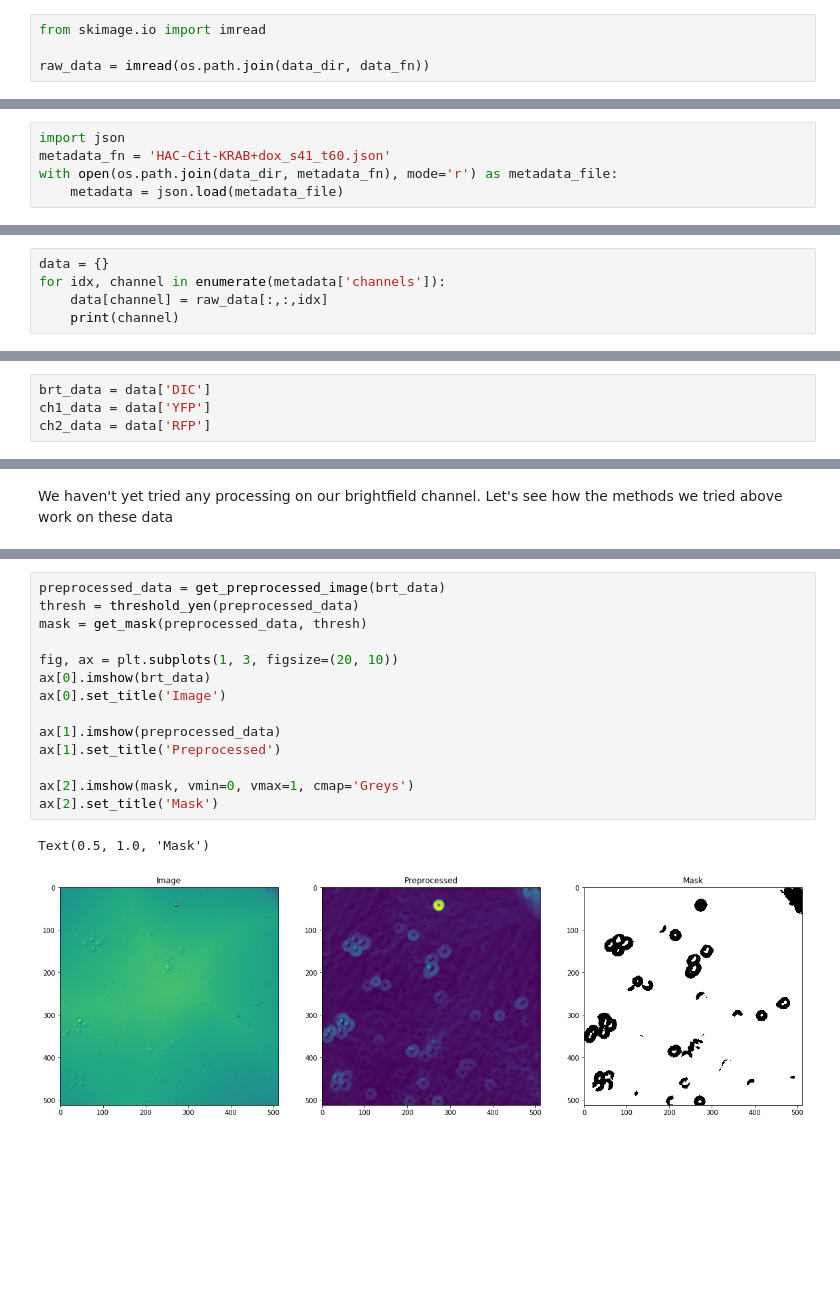
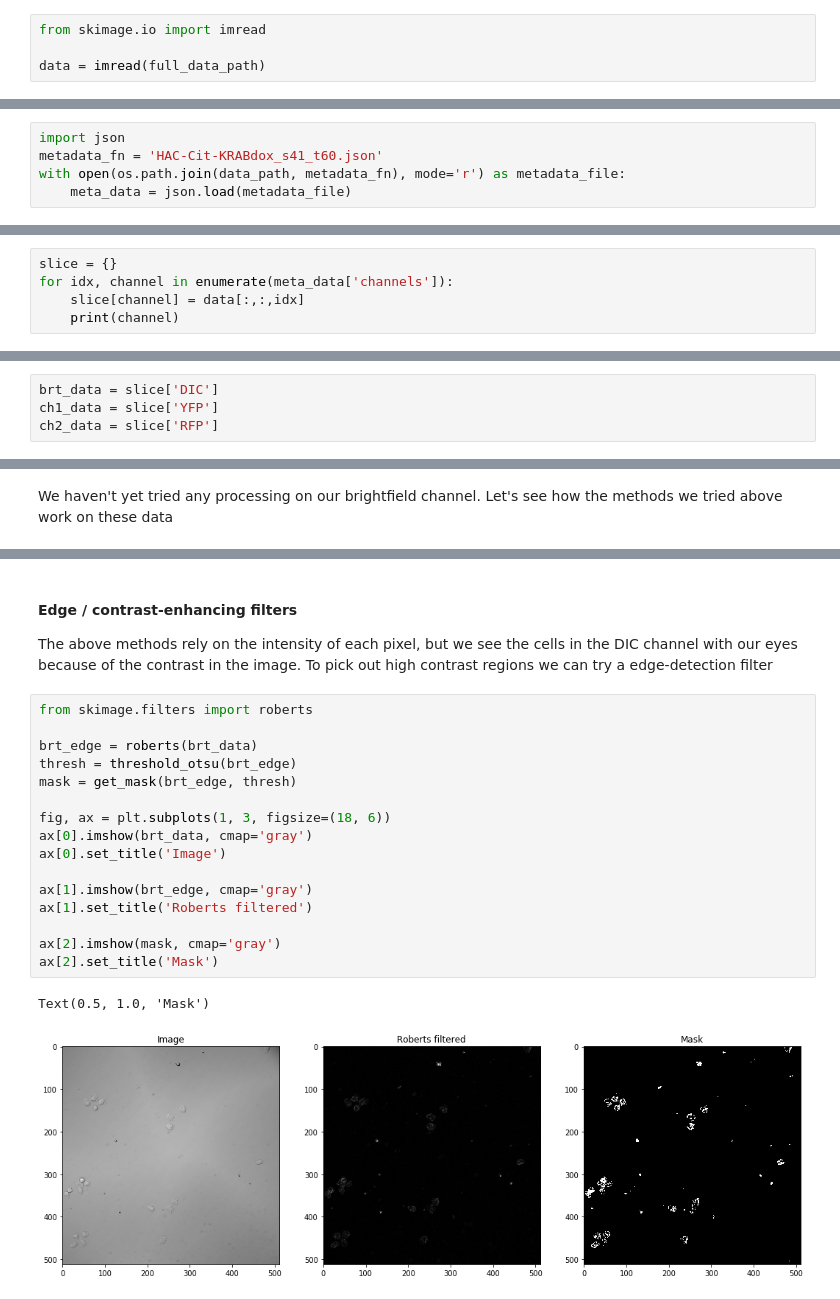
Before and after one commit to DataLucence/StanfordBIOS254-2019, a Jupyter notebook: Code/Lesson2_Preprocessing.ipynb, the cells around one changed output, grey strips where cells are left out. Drawn from its saved outputs; the diff is of its cells as text; blank space fills up the shorter version.

```diff
--- a/Code/Lesson2_Preprocessing.ipynb
+++ b/Code/Lesson2_Preprocessing.ipynb
@@ -48,4 +53,4 @@ print(dir_contents)
 # %%
 from skimage.io import imread
 
-raw_data = imread(os.path.join(data_dir, data_fn))
+data = imread(full_data_path)
@@ -61,8 +64,8 @@ raw_data.shape
 Load the metadata, which is in JSON format
 # %%
 import json
-metadata_fn = 'HAC-Cit-KRAB+dox_s41_t60.json'
-with open(os.path.join(data_dir, metadata_fn), mode='r') as metadata_file:
-    metadata = json.load(metadata_file)
+metadata_fn = 'HAC-Cit-KRABdox_s41_t60.json'
+with open(os.path.join(data_path, metadata_fn), mode='r') as metadata_file:
+    meta_data = json.load(metadata_file)
 # %% [markdown]
 Take a look at the metadata dictionary
@@ -79,9 +81,9 @@ condition: ['+dox']
 # %% [markdown]
 Let's re-label the slices with names, instead of numbers.
 # %%
-data = {}
-for idx, channel in enumerate(metadata['channels']):
-    data[channel] = raw_data[:,:,idx]
+slice = {}
+for idx, channel in enumerate(meta_data['channels']):
+    slice[channel] = data[:,:,idx]
     print(channel)
 # %% [output]
 DIC
@@ -106,9 +108,9 @@ Suppose we want to automatically select regions of interest (ROIs) from these im
 To illustrate, we will focus on the YFP channel.
 Let's first split up our channels into descriptive variable names...
 # %%
-brt_data = data['DIC']
-ch1_data = data['YFP']
-ch2_data = data['RFP']
+brt_data = slice['DIC']
+ch1_data = slice['YFP']
+ch2_data = slice['RFP']
 # %% [markdown]
 ### Part 2a) Global thresholding and masking
 # %% [markdown]
@@ -342,17 +340,22 @@ We haven't yet tried any processing on our brightfield channel. Let's see how th
+# %% [markdown]
+#### Edge / contrast-enhancing filters
+The above methods rely on the intensity of each pixel, but we see the cells in the DIC channel with our eyes because of the contrast in the image. To pick out high contrast regions we can try a edge-detection filter
 # %%
-preprocessed_data = get_preprocessed_image(brt_data)
-thresh = threshold_yen(preprocessed_data)
-mask = get_mask(preprocessed_data, thresh)
+from skimage.filters import roberts
 
-fig, ax = plt.subplots(1, 3, figsize=(20, 10))
-ax[0].imshow(brt_data)
+brt_edge = roberts(brt_data)
+thresh = threshold_otsu(brt_edge)
+mask = get_mask(brt_edge, thresh)
+
+fig, ax = plt.subplots(1, 3, figsize=(18, 6))
+ax[0].imshow(brt_data, cmap='gray')
 ax[0].set_title('Image')
 
-ax[1].imshow(preprocessed_data)
-ax[1].set_title('Preprocessed')
+ax[1].imshow(brt_edge, cmap='gray')
+ax[1].set_title('Roberts filtered')
 
-ax[2].imshow(mask, vmin=0, vmax=1, cmap='Greys')
+ax[2].imshow(mask, cmap='gray')
 ax[2].set_title('Mask')
 # %% [output]
 Text(0.5, 1.0, 'Mask')
-[figure, old version]
+[figure, new version]
```
Also changed, not shown: parts of 54 cells of this notebook, 3 other files.
